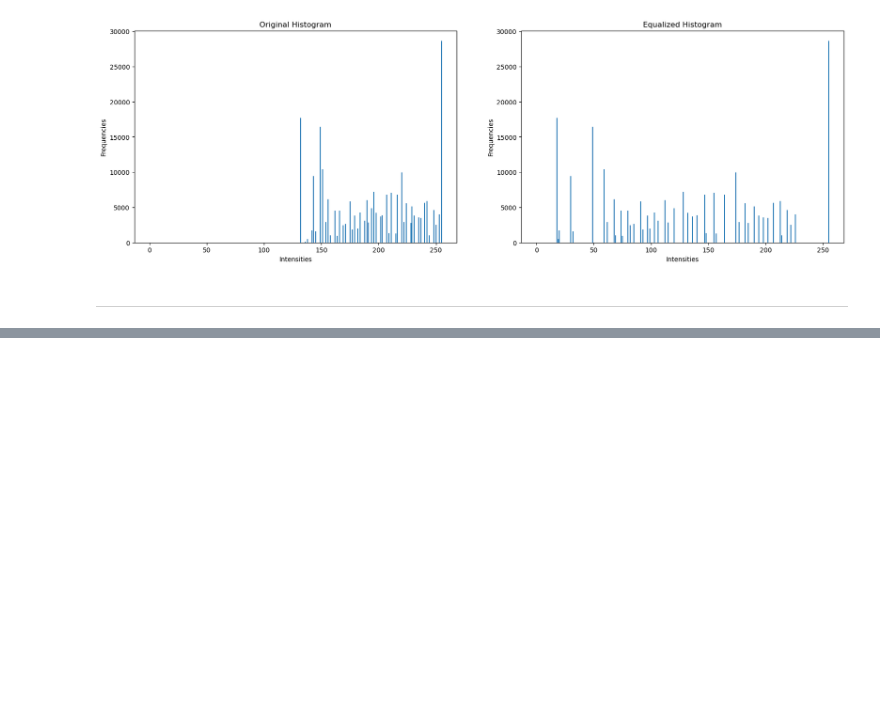
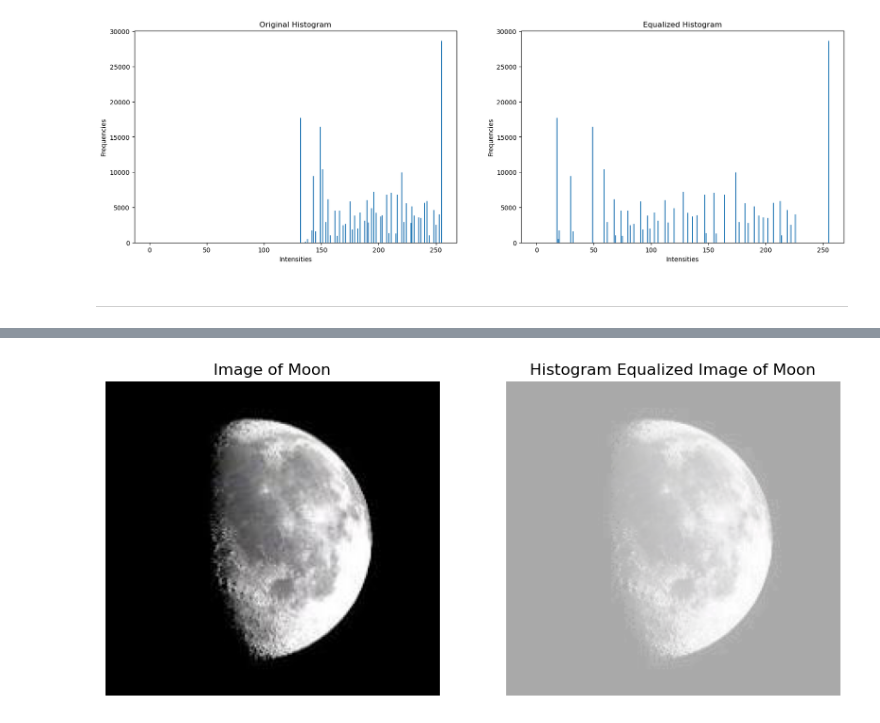
Before and after one commit to qazimsajjad/Advance-Digital-Image-Processing-Spring-2024, a Jupyter notebook: Week03/Week03-02.ipynb, the cells around one changed output, grey strips where cells are left out. Cells and saved outputs as stored; diff of their text form; code cells hidden in the pictures; blank space fills up the shorter version.

```diff
--- a/Week03/Week03-02.ipynb
+++ b/Week03/Week03-02.ipynb
@@ -241,0 +272,31 @@ plt.show();
+# %%
+# Normalize the histogram to get the probability distribution
+pdf = freq/len(img_flatten);
+# %%
+# Calculate the cumulative distribution function (CDF)
+
+cdf = np.zeros_like(pdf);
+for i in range(len(pdf)):
+    cdf[i] = sum(pdf[:i+1])
+# %%
+# Use the CDF to map the old pixel values to new ones for equalized distribution
+
+equalized_img = np.zeros_like(img);
+
+for i in range(img.shape[0]):
+    for j in range(img.shape[1]):
+        equalized_img[i,j] = cdf[img[i,j]]*255
+# %%
+### Display Original image and Histogram Equalized Image
+
+fig, axs = plt.subplots(1,2, figsize=(10,10));
+
+axs[0].imshow(img, 'gray');
+axs[0].set_title("Image of Moon");
+axs[0].axis('off');
+axs[1].imshow(equalized_img, 'gray');
+axs[1].set_title("Histogram Equalized Image of Moon");
+axs[1].axis('off');
+plt.show();
+# %% [output]
+[figure, added]
```
Also changed, not shown: parts of 6 cells of this notebook, 8 other files.
